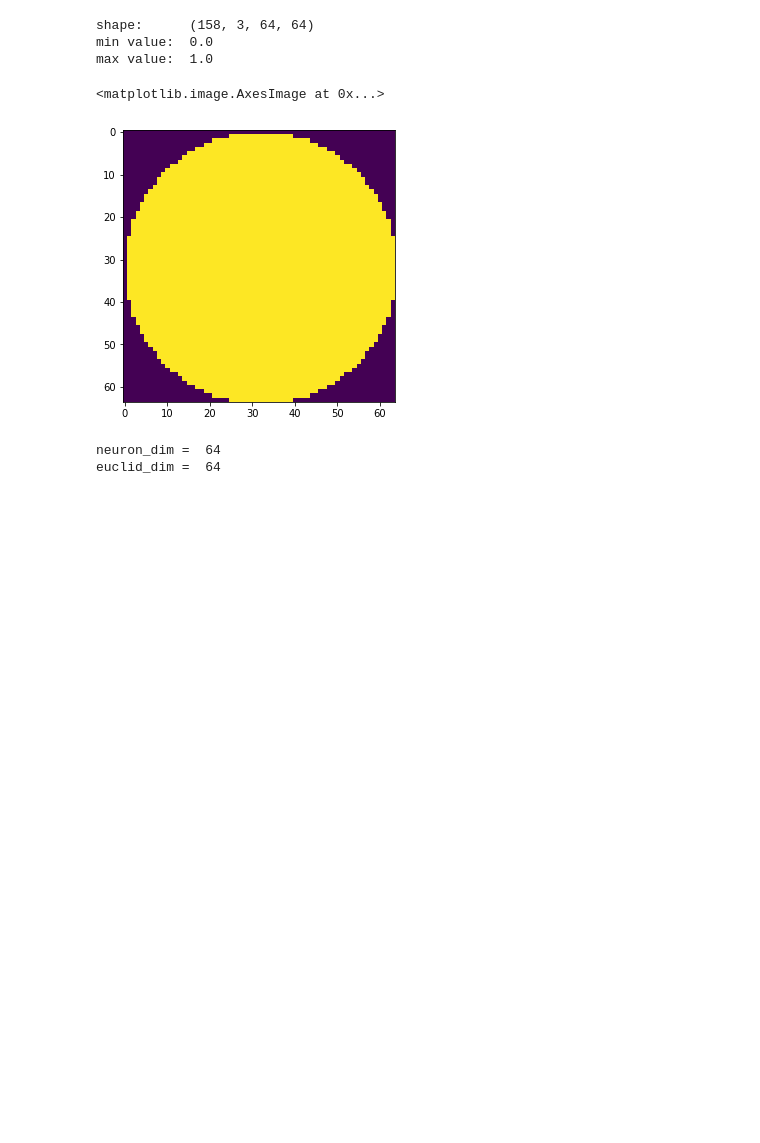
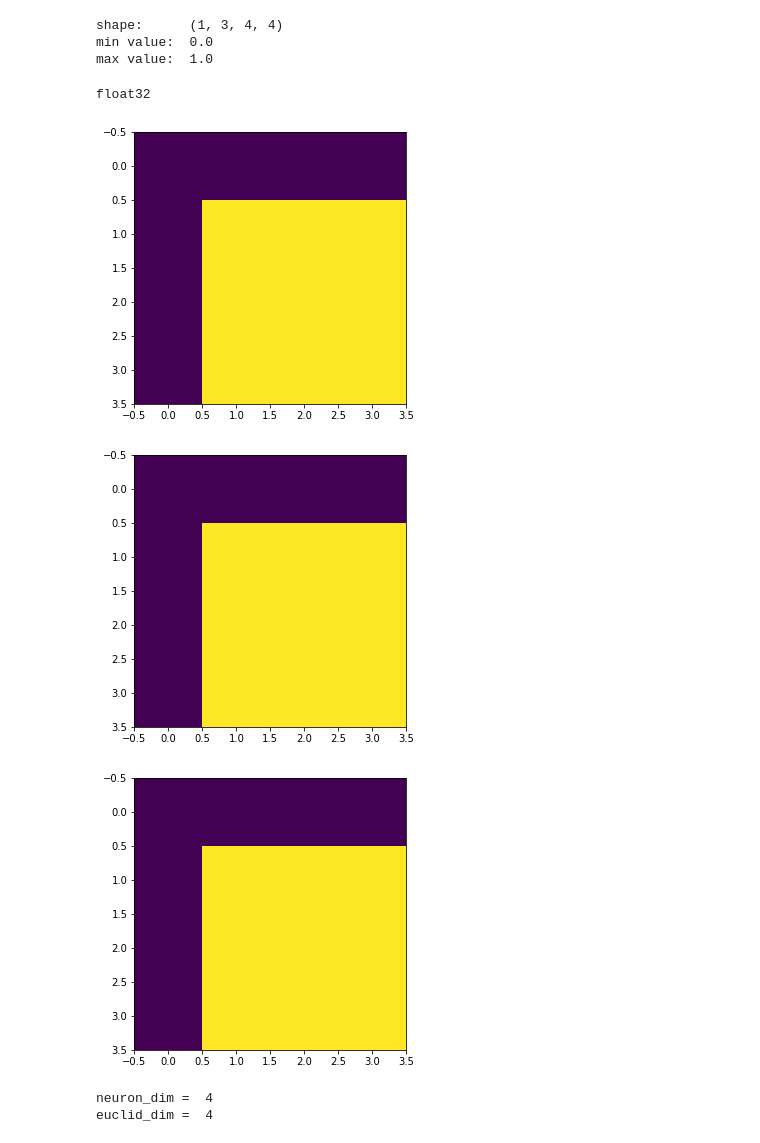
Before and after one commit to HITS-AIN/PINK, a Jupyter notebook: jupyter/notebooks/devel/train-morphology-EFIGI-png.ipynb, the cells around one changed output. Cells and saved outputs as stored; diff of their text form; code cells hidden in the pictures; blank space fills up the shorter version.

```diff
--- a/jupyter/notebooks/devel/train-morphology-EFIGI-png.ipynb
+++ b/jupyter/notebooks/devel/train-morphology-EFIGI-png.ipynb
@@ -12,8 +12,8 @@ import glob
 import numpy as np
 
 #images = np.array([cv2.imread(file) for file in glob.glob('../data/pink/efigi-1.6/efigi-1.6/png/PGC00356*.png')])
-images = np.array([cv2.imread(file) for file in glob.glob('../data/pink/efigi-1.6/efigi-1.6/png/PGC0035*.png')])
-images = np.array([cv2.resize(images[i], dsize=(64, 64), interpolation=cv2.INTER_CUBIC)
+images = np.array([cv2.imread(file) for file in glob.glob('../data/pink/efigi-1.6/efigi-1.6/png/PGC0057338.png')])
+images = np.array([cv2.resize(images[i], dsize=(4, 4), interpolation=cv2.INTER_CUBIC)
          for i in range(len(images))])
 images = images.swapaxes(1, 3).astype(np.float32)
 images = (images - np.amin(images)) / (np.amax(images) - np.amin(images))
@@ -21,8 +21,10 @@ images = (images - np.amin(images)) / (np.amax(images) - np.amin(images))
 print('shape:     ', images.shape)
 print('min value: ', np.amin(images))
 print('max value: ', np.amax(images))
+
+images = np.zeros((1,3,4,4)).astype(np.float32)
 # %% [output]
-shape:      (158, 3, 64, 64)
+shape:      (1, 3, 4, 4)
 min value:  0.0
 max value:  1.0
 # %%
@@ -35,19 +37,25 @@ for i in range(images.shape[2]):
             images[:,:,i,j] = 0.0
         else:
             images[:,:,i,j] = 1.0
+
+print(images.dtype)
+# %% [output]
+float32
 # %%
 %matplotlib inline
 import matplotlib.pyplot as plt
 
-plt.figure(figsize=(5,5))
-plt.imshow(images[0,0,:,:])
+for i in range(images.shape[1]):
+    plt.figure(figsize=(5,5))
+    plt.imshow(images[0,i,:,:])
 # %% [output]
-<matplotlib.image.AxesImage at 0x...>
-[figure, old version]
+[figure, new version]
+[figure, added]
+[figure, added]
 # %%
 import math
 
-som_dim = 4
+som_dim = 2
 neuron_dim = images.shape[2]
 euclid_dim = images.shape[2]
 #neuron_dim = int(images.shape[2] / math.sqrt(2.0) * 2.0)
@@ -67,8 +75,8 @@ trainer = pink.Trainer(som,
                        euclidean_distance_dim=euclid_dim,
                        use_gpu=False)
 # %% [output]
-neuron_dim =  64
-euclid_dim =  64
+neuron_dim =  4
+euclid_dim =  4
 # %%
 from tqdm.notebook import trange
 
```
Also changed, not shown: parts of 4 cells of this notebook, 1 other file.
